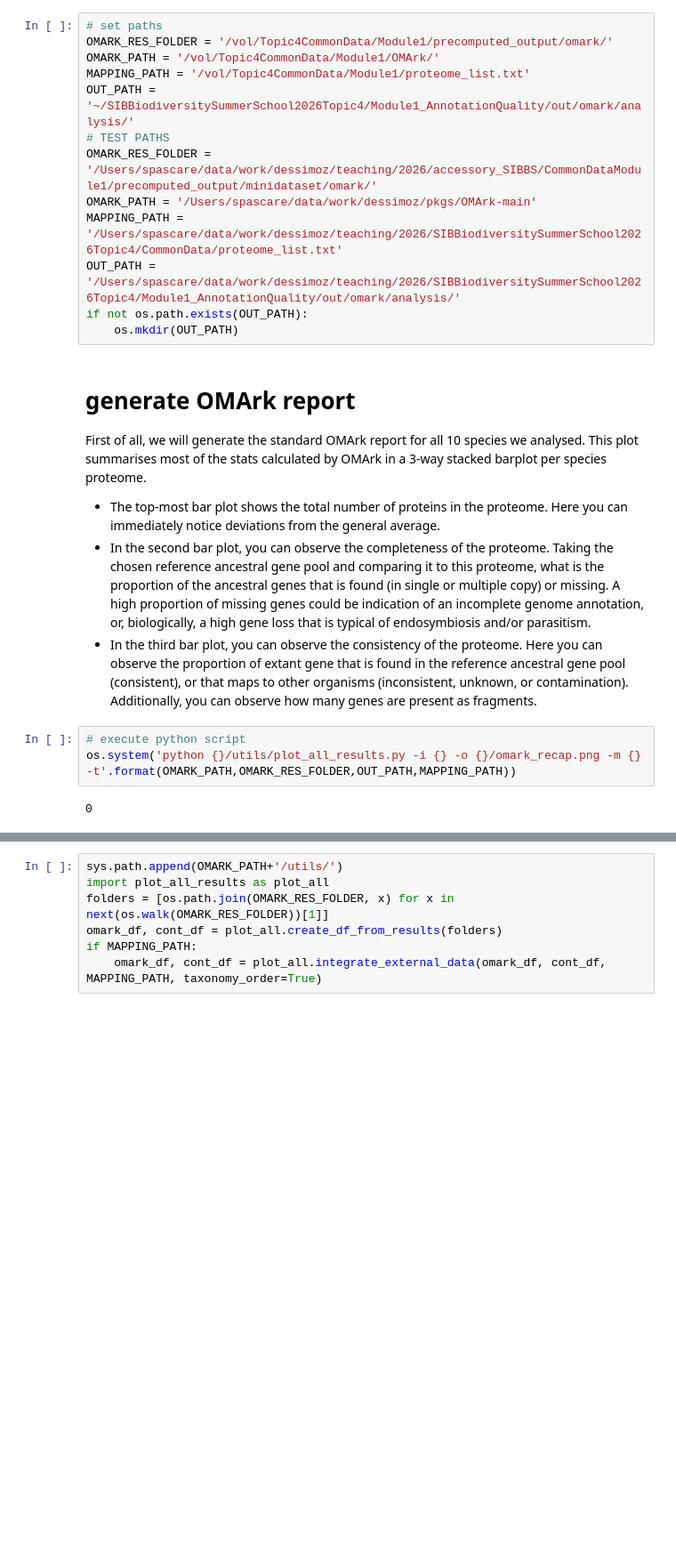
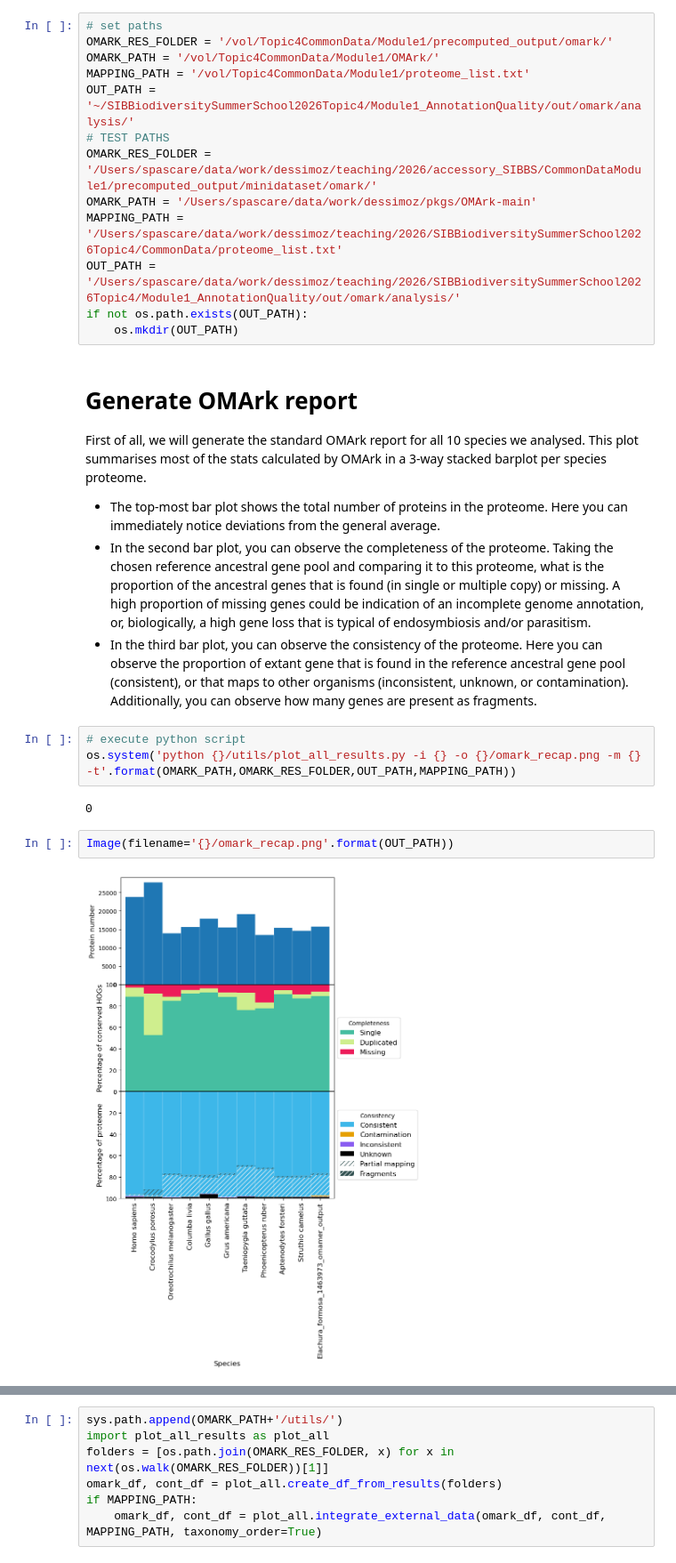
Before and after one commit to DessimozLab/SIBBiodiversitySummerSchool2026Topic4, a Jupyter notebook: Module1_AnnotationQuality/secrets/omark_analysis.ipynb, the cells around one changed output, grey strips where cells are left out. Shown at 89% size. Cells and saved outputs as stored; diff of their text form; blank space fills up the shorter version.

Commit message:
Latest omark analysis version before removing testing paths

```diff
--- a/Module1_AnnotationQuality/secrets/omark_analysis.ipynb
+++ b/Module1_AnnotationQuality/secrets/omark_analysis.ipynb
@@ -17,7 +18,7 @@ OUT_PATH = '/Users/spascare/data/work/dessimoz/teaching/2026/SIBBiodiversitySumm
 if not os.path.exists(OUT_PATH):
     os.mkdir(OUT_PATH)
 # %% [markdown]
-# generate OMArk report
+# Generate OMArk report
 First of all, we will generate the standard OMArk report for all 10 species we analysed. This plot summarises most of the stats calculated by OMArk in a 3-way stacked barplot per species proteome.
 - The top-most bar plot shows the total number of proteins in the proteome. Here you can immediately notice deviations from the general average.
 - In the second bar plot, you can observe the completeness of the proteome. Taking the chosen reference ancestral gene pool and comparing it to this proteome, what is the proportion of the ancestral genes that is found (in single or multiple copy) or missing. A high proportion of missing genes could be indication of an incomplete genome annotation, or, biologically, a high gene loss that is typical of endosymbiosis and/or parasitism.
@@ -27,3 +28,7 @@ First of all, we will generate the standard OMArk report for all 10 species we a
 os.system('python {}/utils/plot_all_results.py -i {} -o {}/omark_recap.png -m {} -t'.format(OMARK_PATH,OMARK_RES_FOLDER,OUT_PATH,MAPPING_PATH))
 # %% [output]
 0
+# %%
+Image(filename='{}/omark_recap.png'.format(OUT_PATH))
+# %% [output]
+[figure, added]
```
Also changed, not shown: parts of 9 cells of this notebook.
